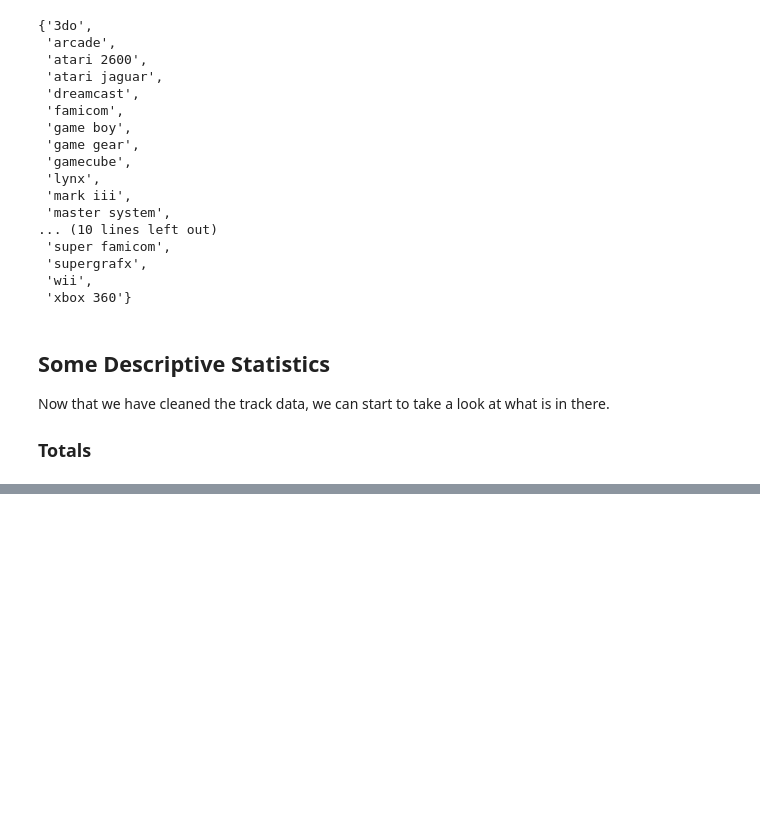
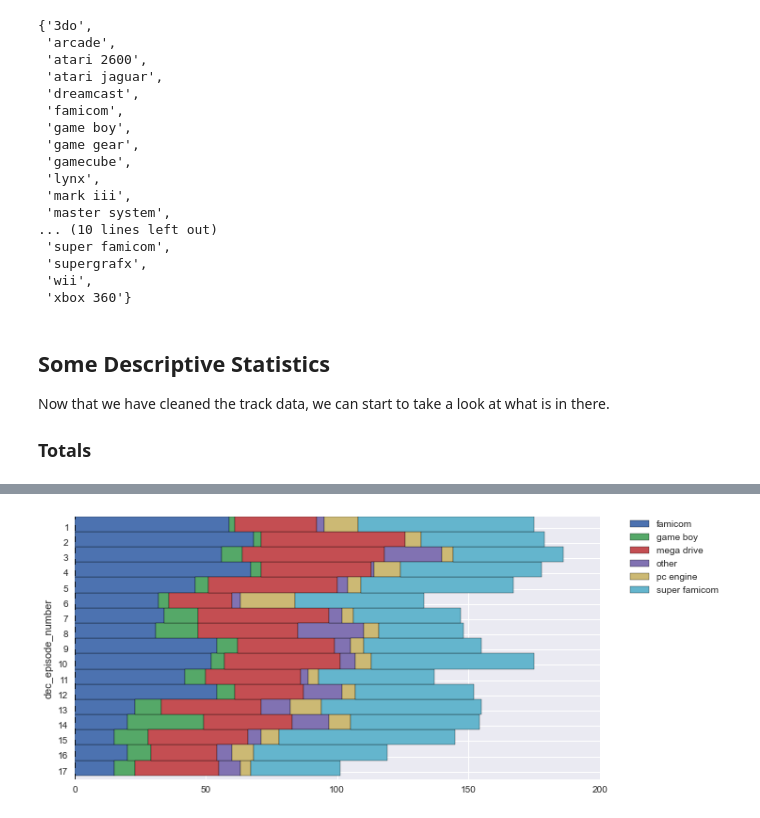
Before and after one commit to sfingram/lmh-analysis, a Jupyter notebook: LMH Analysis.ipynb, the cells around one changed output, grey strips where cells are left out. Cells and saved outputs as stored; diff of their text form; code cells hidden in the pictures; blank space fills up the shorter version.

```diff
--- a/LMH Analysis.ipynb
+++ b/LMH Analysis.ipynb
@@ -448,0 +539,14 @@ Total Number of tracks 4030
+# %%
+just_tracks['dec_episode_number'] = just_tracks['episode_number'].apply(lambda x: x/10+1);
+decepVSconsole = pd.pivot_table(just_tracks,
+                                values=['title'],
+                                rows=['dec_episode_number'],
+                                cols=['simpleconsole'],
+                                aggfunc='count',
+                                fill_value=0)['title'].sort(ascending=False)
+ax = decepVSconsole.plot(kind='barh',stacked=True,figsize=(10,5));
+for container in ax.containers:
+    plt.setp(container,height=1);
+plt.legend(bbox_to_anchor=(1.05, 1), loc=2, borderaxespad=0.);
+# %% [output]
+[figure, added]
```
Also changed, not shown: parts of 10 cells of this notebook.
